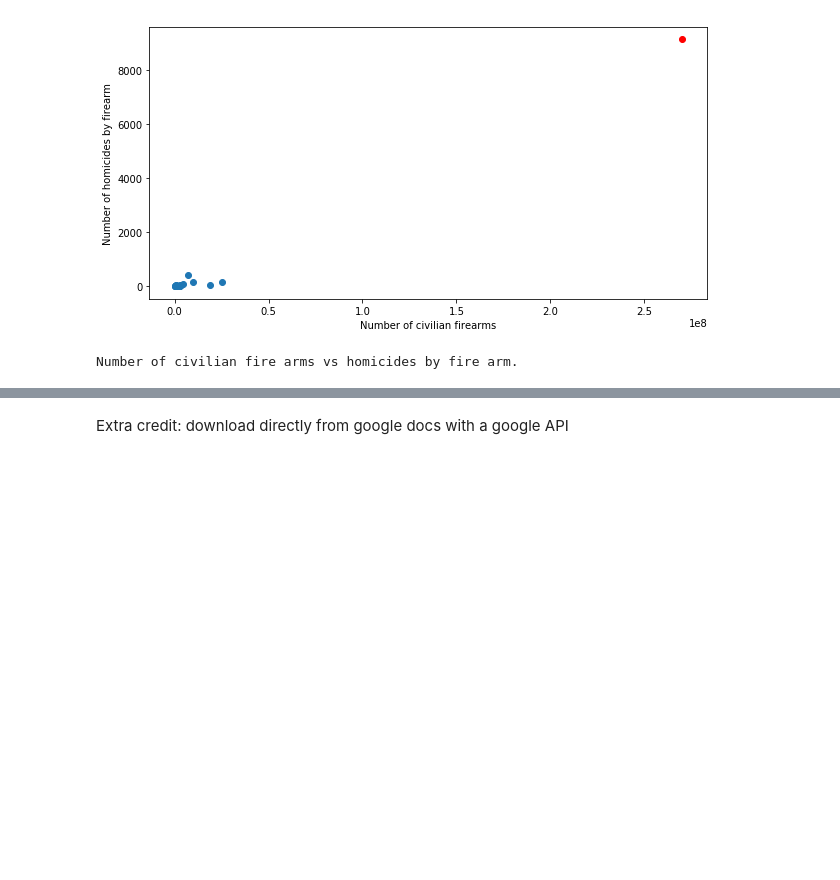
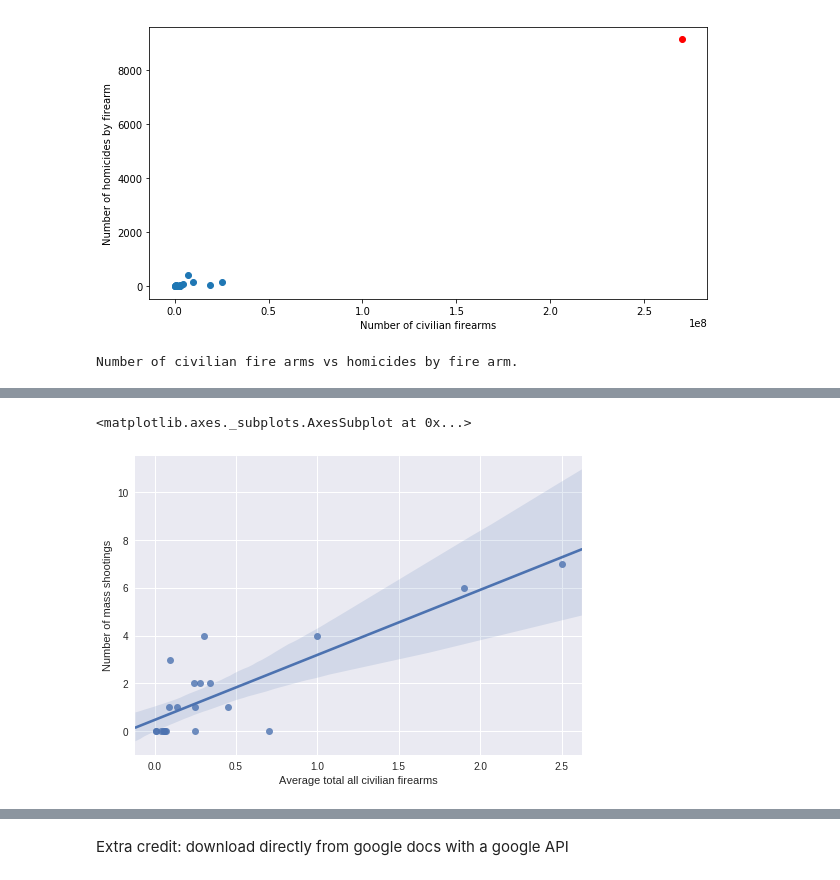
Before and after one commit to charlie-moffett/PUI2017_cm4698, a Jupyter notebook: HW5_cm4698/Assignment3.ipynb, the cells around one changed output, grey strips where cells are left out. Saved outputs shown, nothing was run; the diff lists cells and outputs as text; code cells hidden in the pictures; blank space fills up the shorter version.

```diff
--- a/HW5_cm4698/Assignment3.ipynb
+++ b/HW5_cm4698/Assignment3.ipynb
@@ -254,0 +318,6 @@ Number of civilian fire arms vs homicides by fire arm.
+# %%
+# Plotting with seaborn
+sns.regplot(x, y, data=df_)
+# %% [output]
+<matplotlib.axes._subplots.AxesSubplot at 0x...>
+[figure, added]
```
Also changed, not shown: parts of 14 cells of this notebook.
